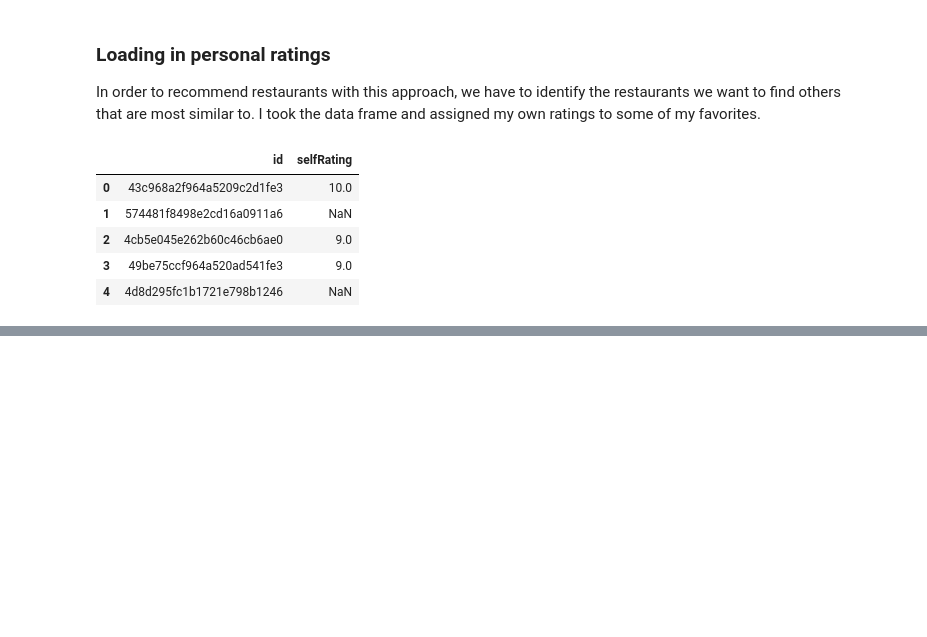
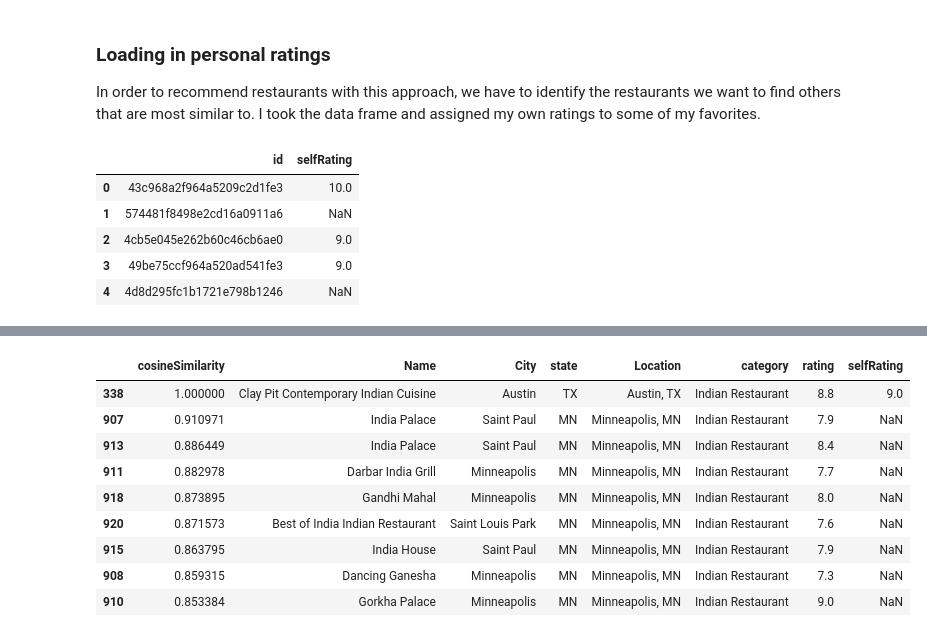
Before and after one commit to JeffMacaluso/Blog, a Jupyter notebook: Restaurant Recommender.ipynb, the cells around one changed output, grey strips where cells are left out. Drawn from its saved outputs; the diff is of its cells as text; code cells hidden in the pictures; blank space fills up the shorter version.

```diff
--- a/Restaurant Recommender.ipynb
+++ b/Restaurant Recommender.ipynb
@@ -1006,0 +963,28 @@ retrieve_recommendations(696, 5)
+# %%
+def retrieve_recommendations(restaurant_index, num_recommendations=5):
+    """
+    Retrieves the most similar restaurants for the index of a given restaurant
+
+    Outputs a data frame showing similarity, name, location, category, and rating
+    """
+    # Formatting the cosine similarity data frame for merging
+    similarity = pd.melt(dfCos[dfCos.index == restaurant_index])
+    similarity.columns = (['restIndex', 'cosineSimilarity'])
+
+    # Merging the cosine similarity data frame to the original data frame
+    similarity = similarity.merge(
+        df[['Name', 'City', 'state', 'Location',
+            'category', 'rating', 'selfRating']],
+        left_on=similarity['restIndex'],
+        right_index=True)
+    similarity.drop(['restIndex'], axis=1, inplace=True)
+
+    # Ensuring that retrieved recommendations are for Minneapolis
+    similarity = similarity[(similarity['Location'] == 'Minneapolis, MN') | (
+        similarity.index == restaurant_index)]
+
+    # Sorting by similarity
+    similarity = similarity.sort_values(
+        'cosineSimilarity', ascending=False)[:num_recommendations + 1]
+
+    return similarity
@@ -1006,0 +1084,13 @@ retrieve_recommendations(696, 5)
+# %%
+retrieve_recommendations(338, 8)
+# %% [output]
+|  | cosineSimilarity | Name | City | state | Location | category | rating | selfRating |
+| 338 | 1.000000 | Clay Pit Contemporary Indian Cuisine | Austin | TX | Austin, TX | Indian Restaurant | 8.8 | 9.0 |
+| 907 | 0.910971 | India Palace | Saint Paul | MN | Minneapolis, MN | Indian Restaurant | 7.9 | NaN |
+| 913 | 0.886449 | India Palace | Saint Paul | MN | Minneapolis, MN | Indian Restaurant | 8.4 | NaN |
+| 911 | 0.882978 | Darbar India Grill | Minneapolis | MN | Minneapolis, MN | Indian Restaurant | 7.7 | NaN |
+| 918 | 0.873895 | Gandhi Mahal | Minneapolis | MN | Minneapolis, MN | Indian Restaurant | 8.0 | NaN |
+| 920 | 0.871573 | Best of India Indian Restaurant | Saint Louis Park | MN | Minneapolis, MN | Indian Restaurant | 7.6 | NaN |
+| 915 | 0.863795 | India House | Saint Paul | MN | Minneapolis, MN | Indian Restaurant | 7.9 | NaN |
+| 908 | 0.859315 | Dancing Ganesha | Minneapolis | MN | Minneapolis, MN | Indian Restaurant | 7.3 | NaN |
+| 910 | 0.853384 | Gorkha Palace | Minneapolis | MN | Minneapolis, MN | Indian Restaurant | 9.0 | NaN |
```
Also changed, not shown: parts of 59 cells of this notebook.
